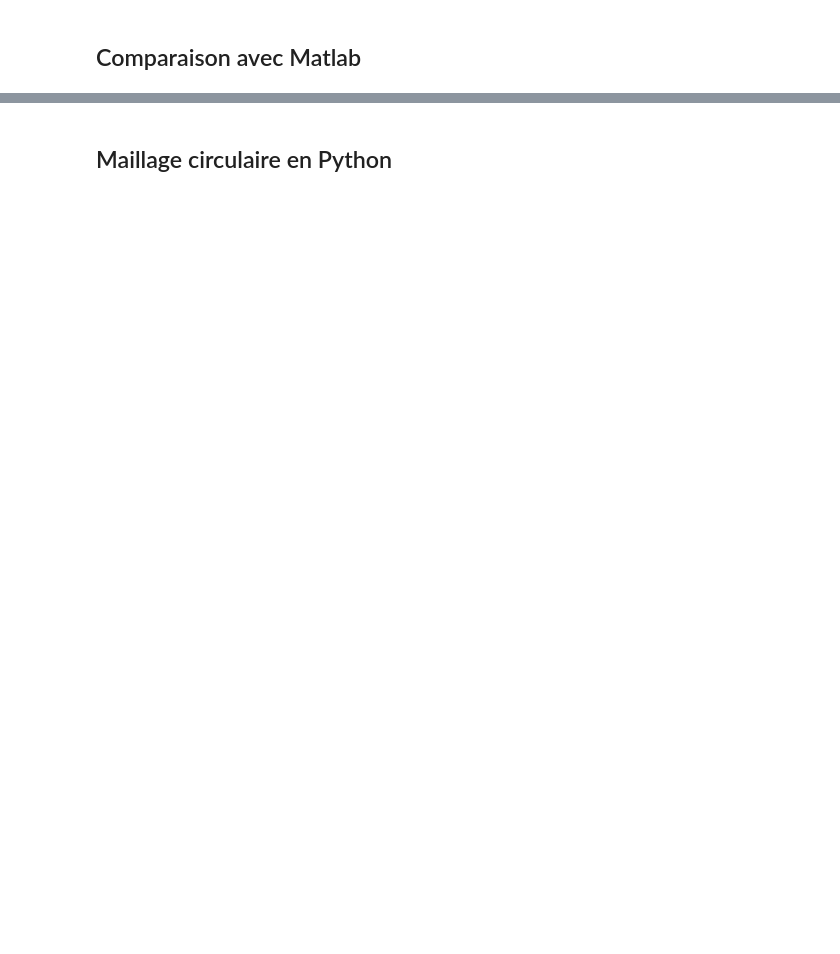
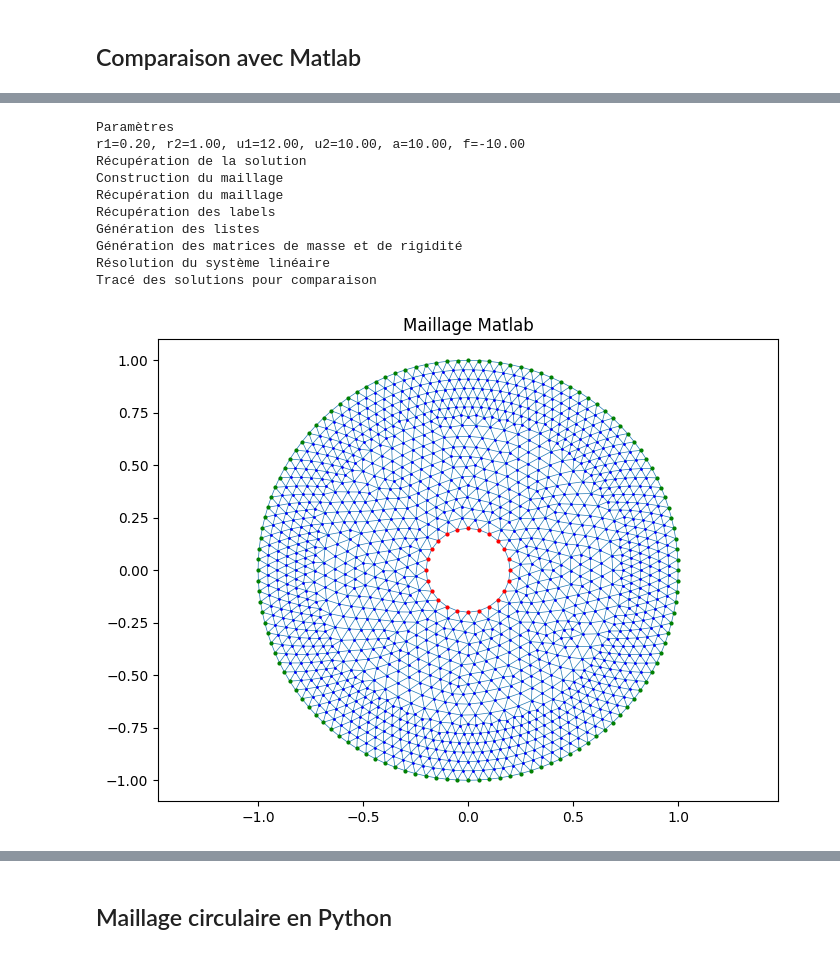
Before and after one commit to jeanluccollette/methode-des-elements-finis-en-python, a Jupyter notebook: Notebook/elements_finis.ipynb, the cells around one changed output, grey strips where cells are left out. Saved outputs shown, nothing was run; the diff lists cells and outputs as text; code cells hidden in the pictures; blank space fills up the shorter version.

```diff
--- a/Notebook/elements_finis.ipynb
+++ b/Notebook/elements_finis.ipynb
@@ -20189,0 +7340,14 @@ Tracé des solutions pour comparaison
+# %%
+coaxial_matl()
+# %% [output]
+Paramètres
+r1=0.20, r2=1.00, u1=12.00, u2=10.00, a=10.00, f=-10.00
+Récupération de la solution
+Construction du maillage
+Récupération du maillage
+Récupération des labels
+Génération des listes
+Génération des matrices de masse et de rigidité
+Résolution du système linéaire
+Tracé des solutions pour comparaison
+[figure, added]
```
Also changed, not shown: parts of 15 cells of this notebook.
